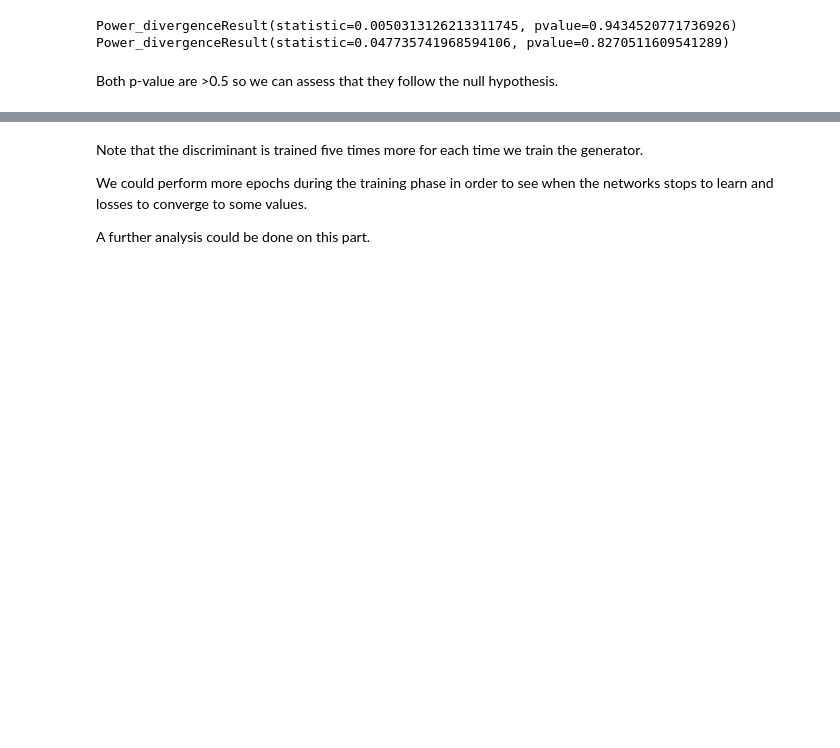
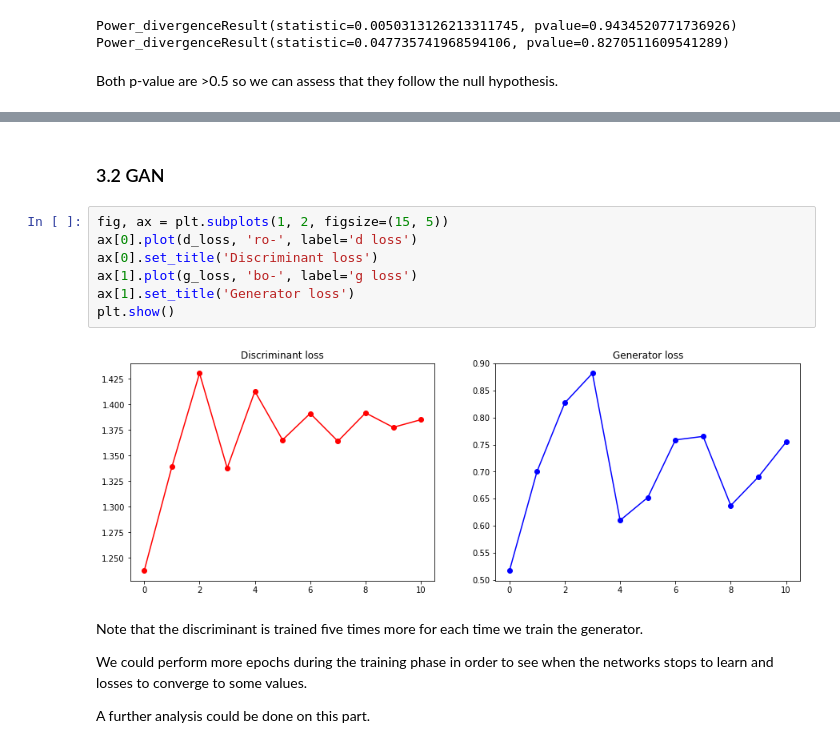
Before and after one commit to thomasgrsp/workaroundmedgan, a Jupyter notebook: notebooks/medgan_toyproblem.ipynb, the cells around one changed output, grey strips where cells are left out. Drawn from its saved outputs; the diff is of its cells as text; blank space fills up the shorter version.

```diff
--- a/notebooks/medgan_toyproblem.ipynb
+++ b/notebooks/medgan_toyproblem.ipynb
@@ -191,3 +198,14 @@ plt.show()
+# %% [markdown]
+### 3.2 GAN
+# %%
+fig, ax = plt.subplots(1, 2, figsize=(15, 5))
+ax[0].plot(d_loss, 'ro-', label='d loss')
+ax[0].set_title('Discriminant loss')
+ax[1].plot(g_loss, 'bo-', label='g loss')
+ax[1].set_title('Generator loss')
+plt.show()
+# %% [output]
+[figure, added]
 # %% [markdown]
 Note that the discriminant is trained five times more for each time we train the generator.
 
```
Also changed, not shown: parts of 8 cells of this notebook, 1 other file.
